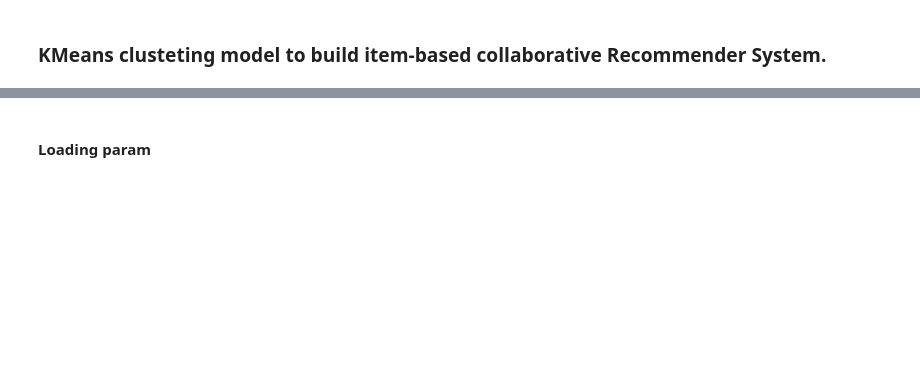
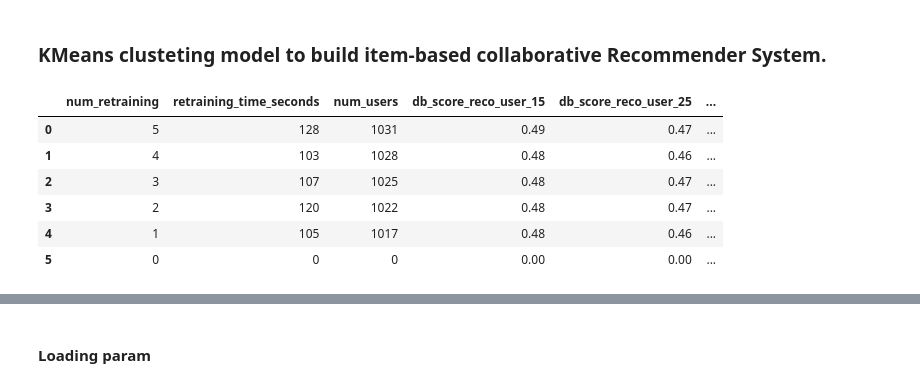
Before and after one commit to rafaferprats/movie_recommendation_system_DS, a Jupyter notebook: notebooks/Retrain_Recommender_System_KMeans_Modeluser_and_Modelmovie.ipynb, the cells around one changed output, grey strips where cells are left out. Saved outputs shown, nothing was run; the diff lists cells and outputs as text; code cells hidden in the pictures; blank space fills up the shorter version.

```diff
--- a/notebooks/Retrain_Recommender_System_KMeans_Modeluser_and_Modelmovie.ipynb
+++ b/notebooks/Retrain_Recommender_System_KMeans_Modeluser_and_Modelmovie.ipynb
@@ -14,3 +14,14 @@ from sklearn.metrics import davies_bouldin_score
 from sklearn.metrics import calinski_harabasz_score
 import time
 start = time.time()
+# %%
+score_param = pd.read_csv("../data/movie_reco_scores.csv", sep = ',')
+score_param.head(10)
+# %% [output]
+|  | num_retraining | retraining_time_seconds | num_users | db_score_reco_user_15 | db_score_reco_user_25 | ... |
+| 0 | 5 | 128 | 1031 | 0.49 | 0.47 | ... |
+| 1 | 4 | 103 | 1028 | 0.48 | 0.46 | ... |
+| 2 | 3 | 107 | 1025 | 0.48 | 0.47 | ... |
+| 3 | 2 | 120 | 1022 | 0.48 | 0.47 | ... |
+| 4 | 1 | 105 | 1017 | 0.48 | 0.46 | ... |
+| 5 | 0 | 0 | 0 | 0.00 | 0.00 | ... |
```
Also changed, not shown: parts of 8 cells of this notebook, 15 other files.
